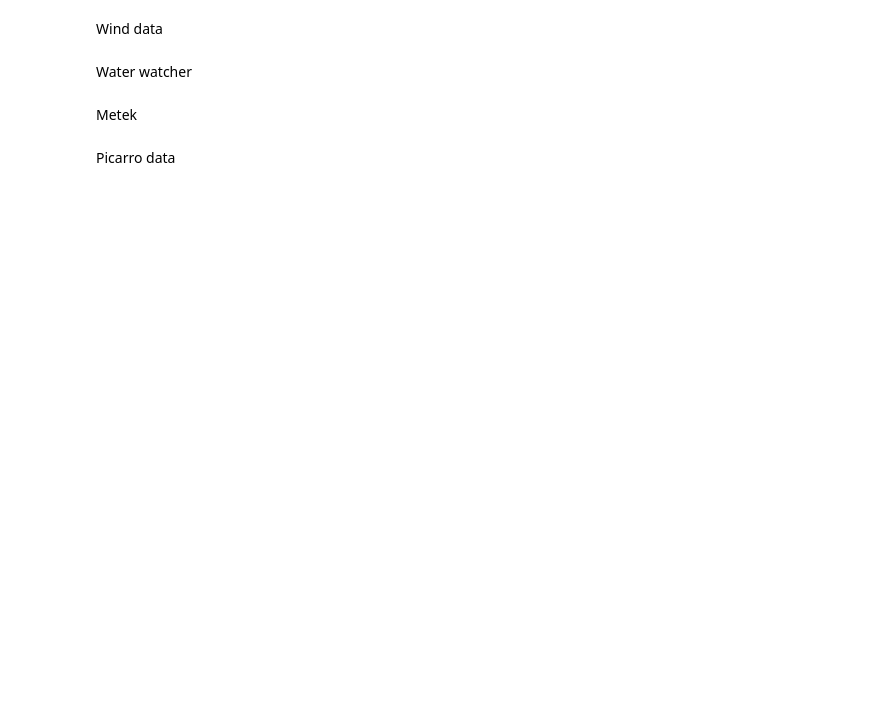
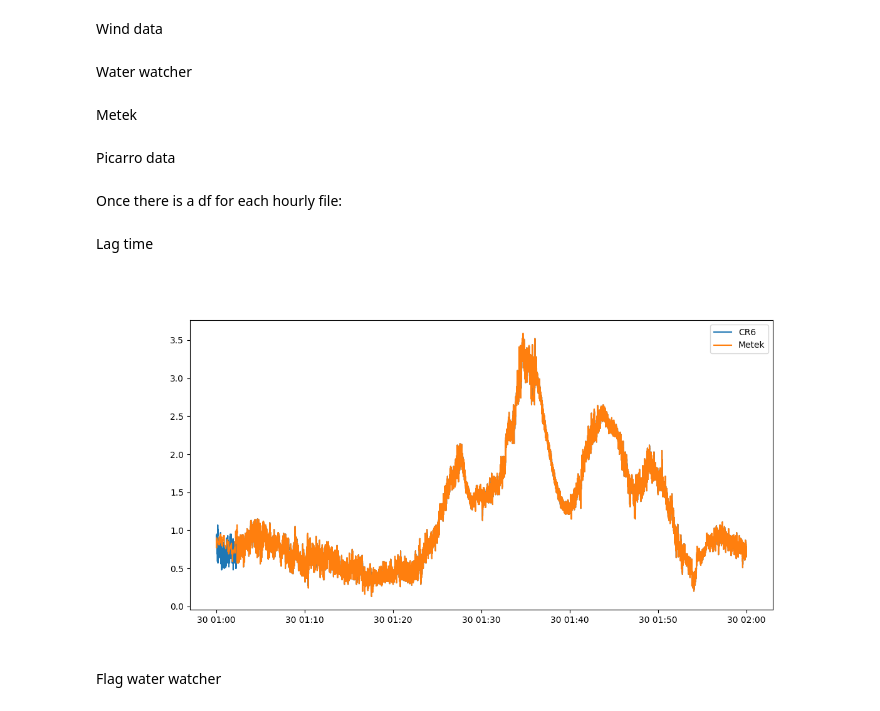
Before and after one commit to irene146/SDA_IMC, a Jupyter notebook: L0_SDA_notebook.ipynb, the cells around one changed output. Saved outputs shown, nothing was run; the diff lists cells and outputs as text; code cells hidden in the pictures; blank space fills up the shorter version.

```diff
--- a/L0_SDA_notebook.ipynb
+++ b/L0_SDA_notebook.ipynb
@@ -479,11 +509,13 @@ for filename in cr6_name:
 Water watcher
 # %%
 def read_cr800(filename):
-    df = pd.read_csv(os.path.join(data_dir, 'cr800', filename), skiprows = 1, delimiter=',')
+    df = pd.read_csv(os.path.join(data_dir, 'cr800', filename), skiprows=1, delimiter=',')
     df = df.iloc[2:].reset_index(drop=True)
-    df["TIMESTAMP"] = pd.to_datetime(df["TIMESTAMP"], format="%Y-%m-%d %H:%M:%S.%f", errors="coerce")
-    df.set_index("TIMESTAMP")
-    df = df.iloc[:,3:]
+    # Convert TIMESTAMP to datetime and set as index
+    df["TIMESTAMP"] = pd.to_datetime(df["TIMESTAMP"], format='mixed')
+    df = df.set_index("TIMESTAMP")  # Set the timestamp as index
+    df = df.iloc[:,3:]  # Select columns after index 3
+
     return df
 # %%
 for filename in cr800_name:
@@ -519,6 +551,12 @@ def read_metek_data (filename):
     df["y"] = df["y"].astype(float)
     df["z"] = df["z"].astype(float)
     df["t"] = df["t"].astype(float)
+
+    df["x"] = df["x"]/ -100.0
+    df["y"] = df["y"]/ 100.0
+    df["z"] = df["z"] / 100.0
+    df["t"] = df["t"]/ 100.0
+
 
     # Set datetime as index
     df.set_index("datetime", inplace=True)
@@ -578,3 +616,19 @@ def read_picarro_data(filename):
 for filename in Picarro_name:
     df_picarro = read_picarro_data(filename)
     break
+# %% [markdown]
+Once there is a df for each hourly file:
+# %% [markdown]
+Lag time
+# %%
+col_cr6 = df_cr6['v_ms']
+col_metek = df_metek['x']
+plt.figure(figsize=(12, 6))
+plt.plot(col_cr6)
+plt.plot(col_metek)
+plt.legend(['CR6', 'Metek'])
+plt.show()
+# %% [output]
+[figure, added]
+# %% [markdown]
+Flag water watcher
```
Also changed, not shown: parts of 4 cells of this notebook.
